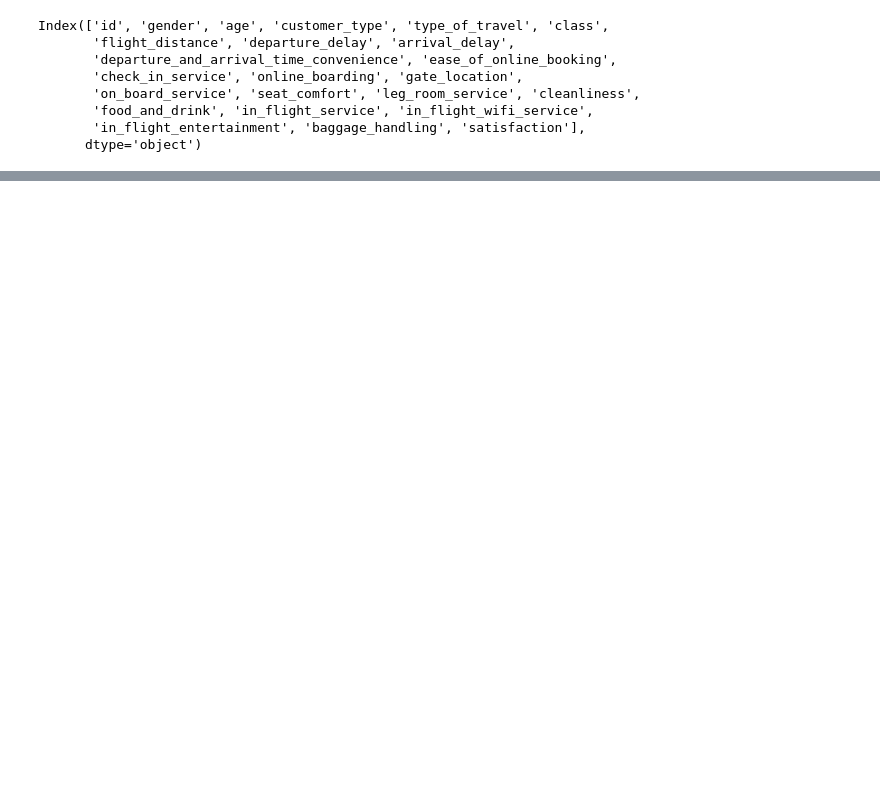
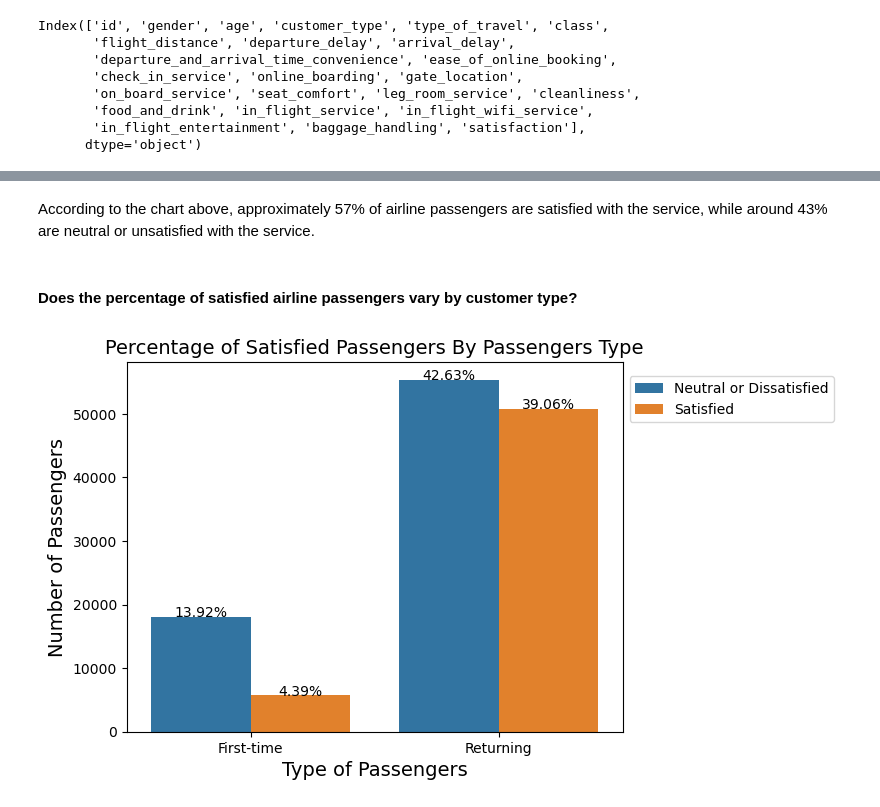
Before and after one commit to CertifiedBashir/Analysis_of_Airline_Passenger_Satisfaction, a Jupyter notebook: Airline Passenger Satisfaction.ipynb, the cells around one changed output, grey strips where cells are left out. Cells and saved outputs as stored; diff of their text form; code cells hidden in the pictures; blank space fills up the shorter version.

```diff
--- a/Airline Passenger Satisfaction.ipynb
+++ b/Airline Passenger Satisfaction.ipynb
@@ -287,0 +343,18 @@ memory usage: 23.8+ MB
+# %% [markdown]
+According to the chart above, approximately 57% of airline passengers are satisfied with the service, while around 43% are neutral or unsatisfied with the service.
+# %% [markdown]
+#### Does the percentage of satisfied airline passengers vary by customer type?
+# %%
+# Plotting the chart to answer the above Question
+ax = sns.countplot(data = data, x = 'customer_type', hue = 'satisfaction');
+
+# Running the chart formatting function
+chart_format('Type of Passengers', 'Number of Passengers', 'Percentage of Satisfied Passengers By Passengers Type')
+
+# Running the percentage calculating function
+percentage_calc()
+
+# Running the function for positioning the legend
+legend_pos()
+# %% [output]
+[figure, added]
```
Also changed, not shown: parts of 18 cells of this notebook.
